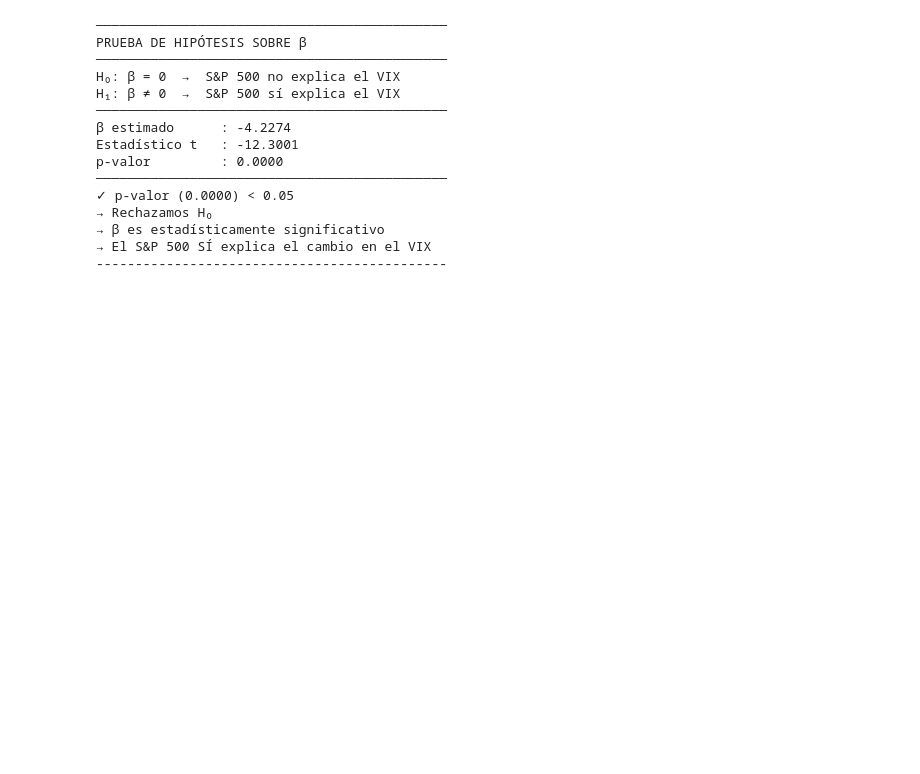
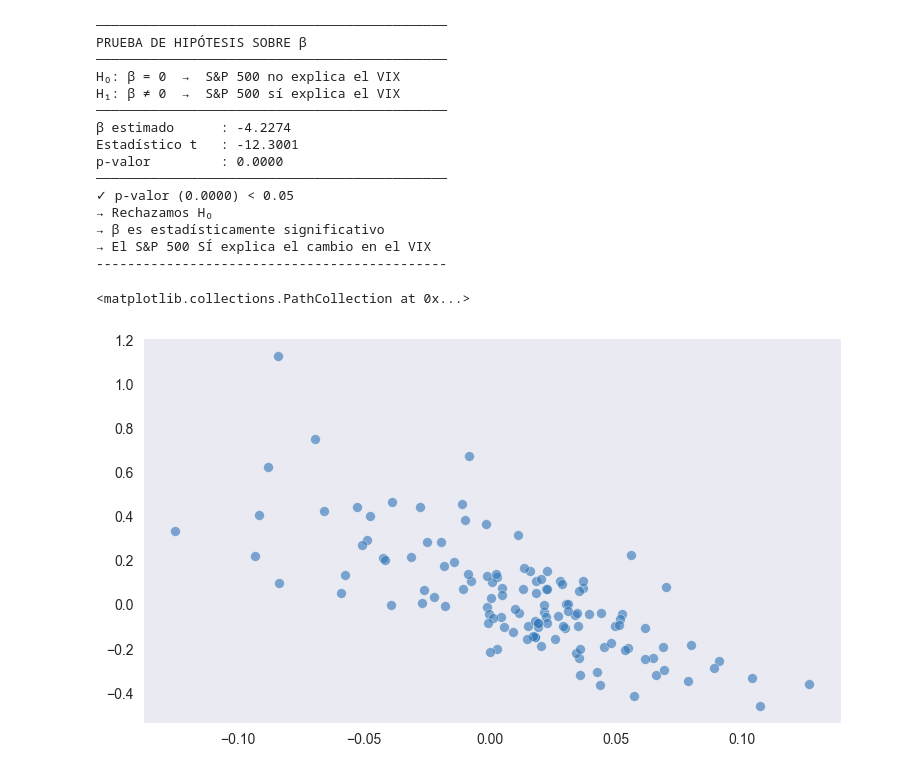
Before and after one commit to acardenas89/ds_finance_cardenas, a Jupyter notebook: notebooks/TareaHW03.ipynb, the cells around one changed output. Saved outputs shown, nothing was run; the diff lists cells and outputs as text; code cells hidden in the pictures; blank space fills up the shorter version.

Commit message:
Gráfico

```diff
--- a/notebooks/TareaHW03.ipynb
+++ b/notebooks/TareaHW03.ipynb
@@ -208,3 +208,18 @@ x_range = np.linspace(df["r_SP500"].min(),
 
 # Aplicamos la ecuación: y = α + β * x
 y_pred = (modelo_simple.params["const"] + modelo_simple.params["r_SP500"] * x_range)
+# %%
+# Gráfico
+fig, ax = plt.subplots(figsize=(9, 5))
+
+# ── Puntos reales ─────────────────────────────
+ax.scatter(df['r_SP500'], df['d_VIX'],
+           alpha=0.6,
+           color='#2E75B6',
+           s=50,
+           edgecolors='white',
+           linewidth=0.4,
+           label='Observaciones reales')
+# %% [output]
+<matplotlib.collections.PathCollection at 0x...>
+[figure, added]
```
